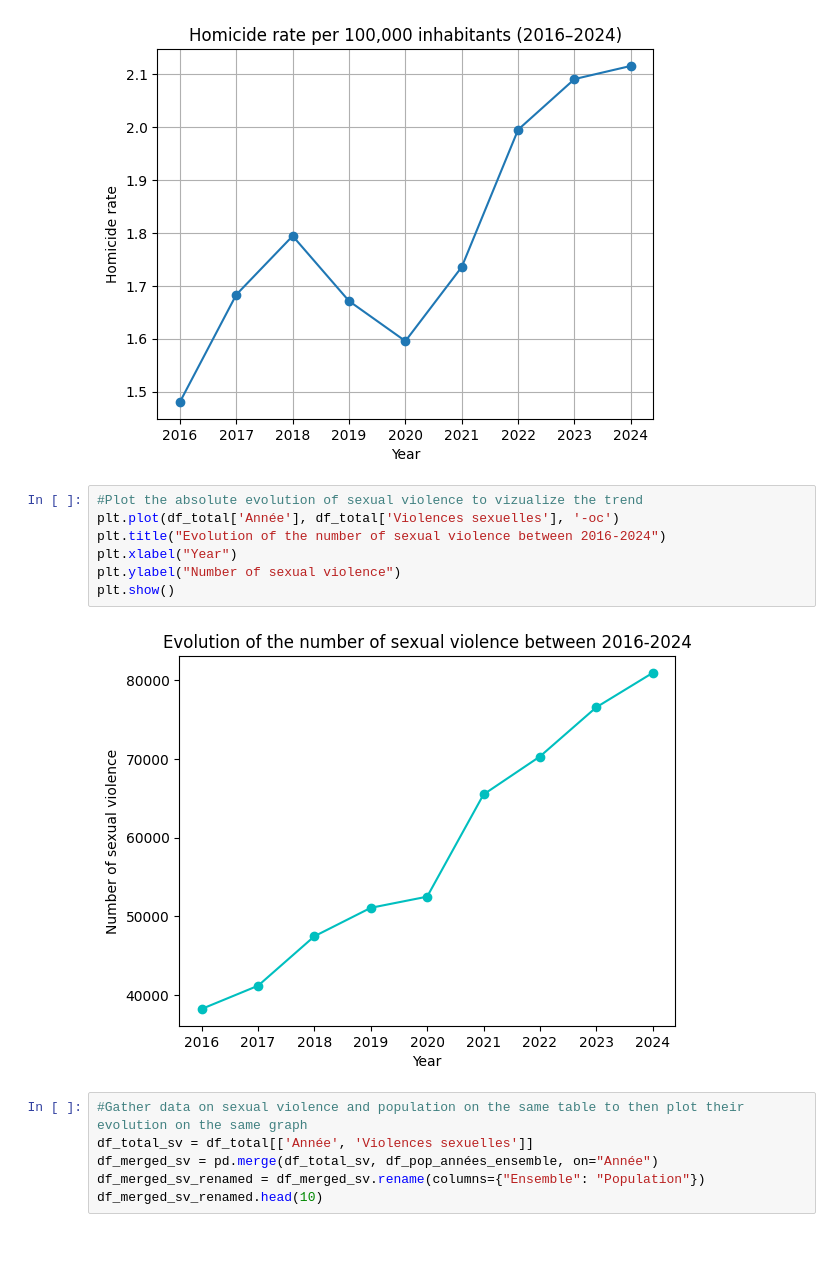
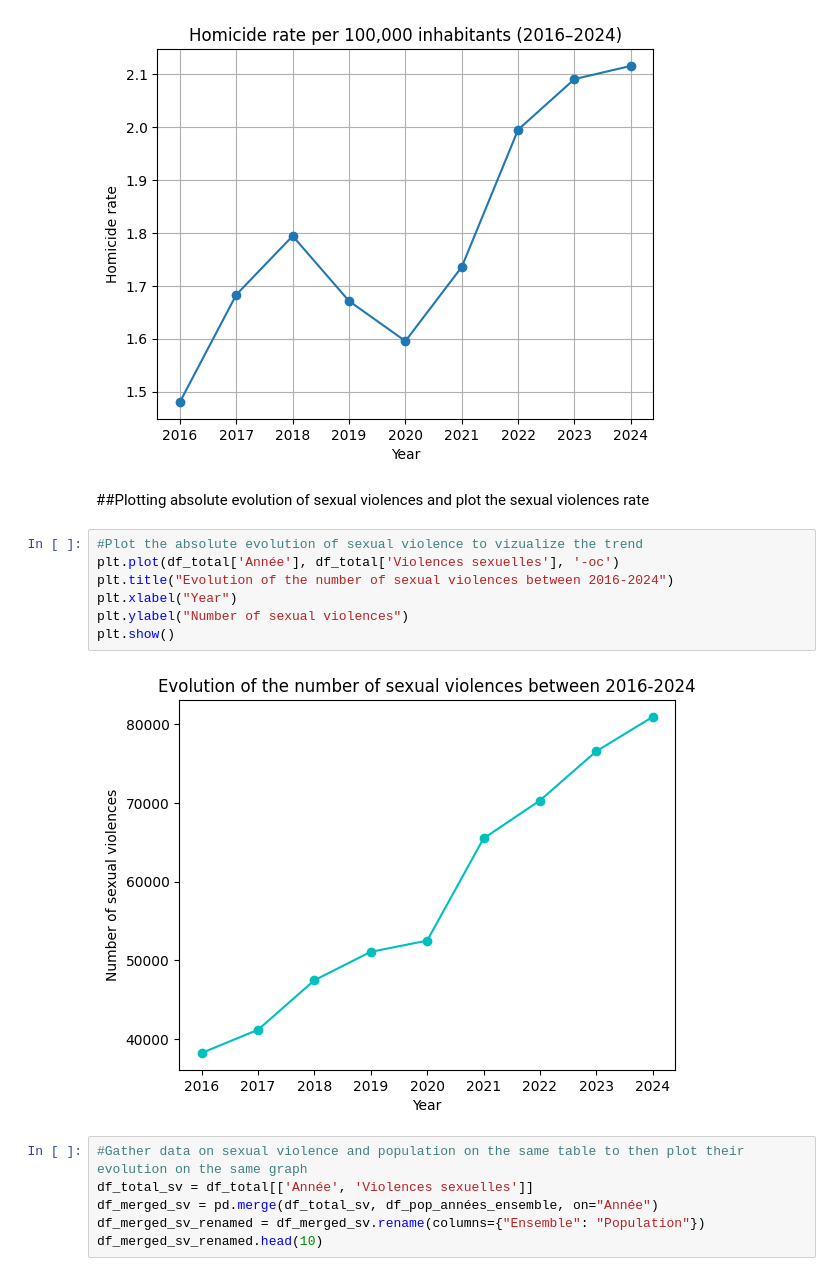
Before and after one commit to luciedum-dot/Intro-to-data-analysis-with-Python---Final-Project, a Jupyter notebook: Evolutions_of_Criminality_France_2016_2024.ipynb, the cells around one changed output. Drawn from its saved outputs; the diff is of its cells as text; blank space fills up the shorter version.

```diff
--- a/Evolutions_of_Criminality_France_2016_2024.ipynb
+++ b/Evolutions_of_Criminality_France_2016_2024.ipynb
@@ -238,15 +252,17 @@ plt.grid(True)
 plt.show()
 # %% [output]
 [figure]
+# %% [markdown]
+##Plotting absolute evolution of sexual violences and plot the sexual violences rate
 # %%
 #Plot the absolute evolution of sexual violence to vizualize the trend
 plt.plot(df_total['Année'], df_total['Violences sexuelles'], '-oc')
-plt.title("Evolution of the number of sexual violence between 2016-2024")
+plt.title("Evolution of the number of sexual violences between 2016-2024")
 plt.xlabel("Year")
-plt.ylabel("Number of sexual violence")
+plt.ylabel("Number of sexual violences")
 plt.show()
 # %% [output]
-[figure, old version]
+[figure, new version]
 # %%
 #Gather data on sexual violence and population on the same table to then plot their evolution on the same graph
 df_total_sv = df_total[['Année', 'Violences sexuelles']]
```
Also changed, not shown: parts of 18 cells of this notebook.
